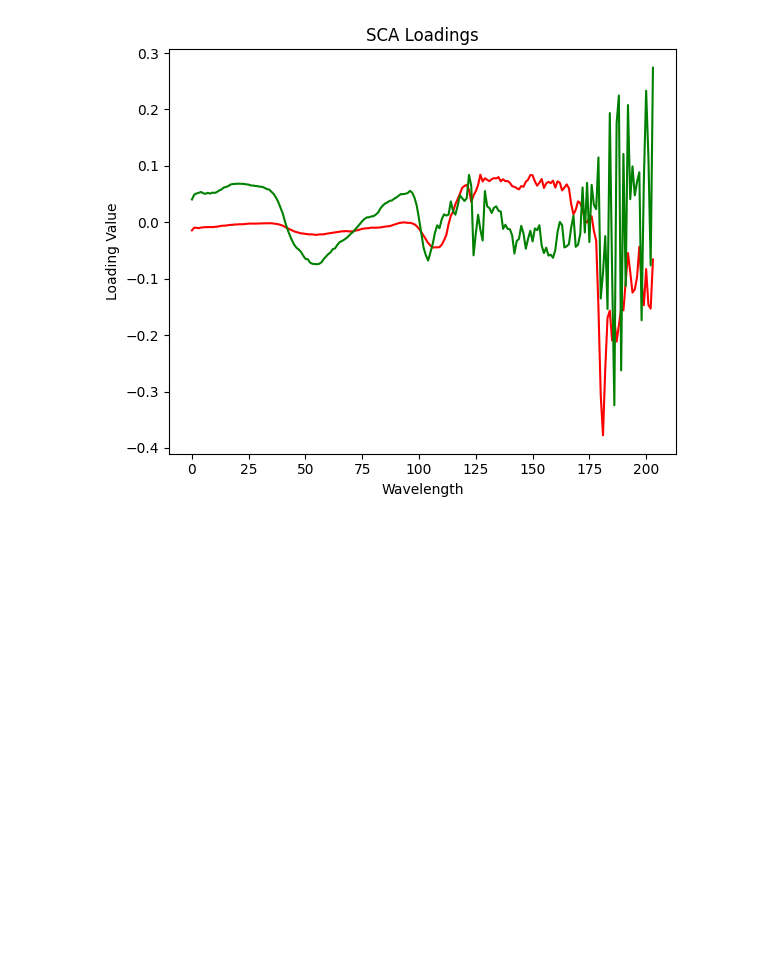
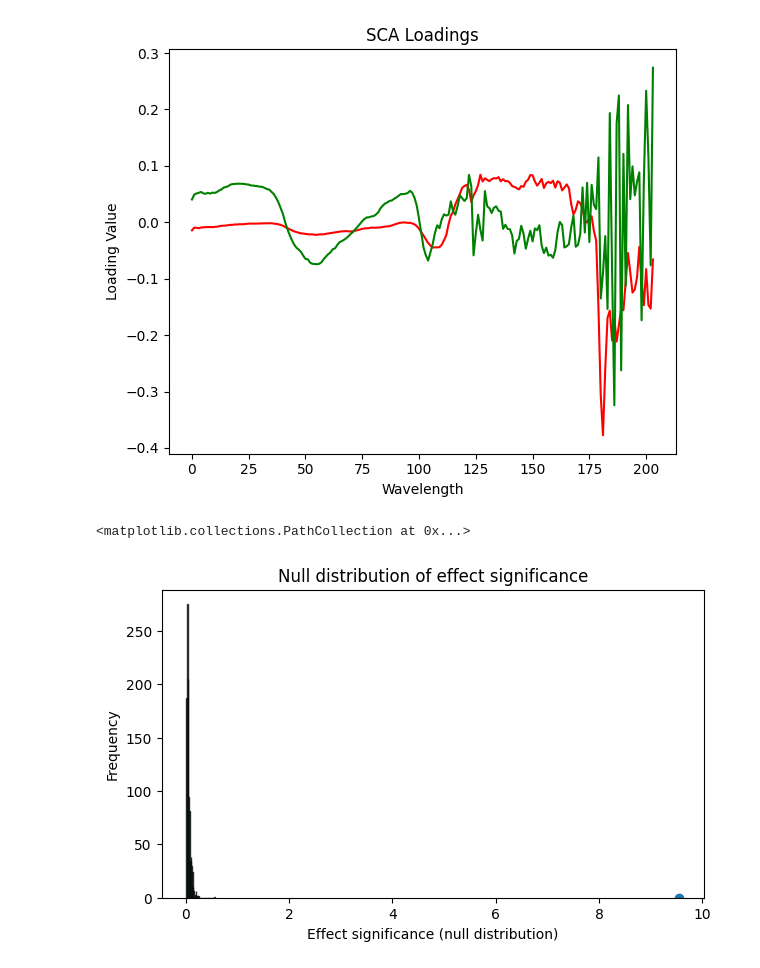
Before and after one commit to RYCKEWAERT/REP-ASCA-Python, a Jupyter notebook: main.ipynb, the cells around one changed output. Cells and saved outputs as stored; diff of their text form; code cells hidden in the pictures; blank space fills up the shorter version.

```diff
--- a/main.ipynb
+++ b/main.ipynb
@@ -125,3 +125,17 @@ plt.show()
 # %% [output]
 [figure]
 [figure]
+# %%
+model['XB']['EffectSignif']
+
+
+plt.figure(figsize=(7,4))
+# Plot histogram
+counts, bins, patches = plt.hist(model['XA']['EffectSignif']['NullDistr'], bins=40, color='skyblue', edgecolor='k', alpha=0.8)
+plt.xlabel('Effect significance (null distribution)')
+plt.ylabel('Frequency')
+plt.title('Null distribution of effect significance')
+plt.scatter(model['XA']['EffectSSQ'],0)
+# %% [output]
+<matplotlib.collections.PathCollection at 0x...>
+[figure, added]
```
Also changed, not shown: 1 other file.
